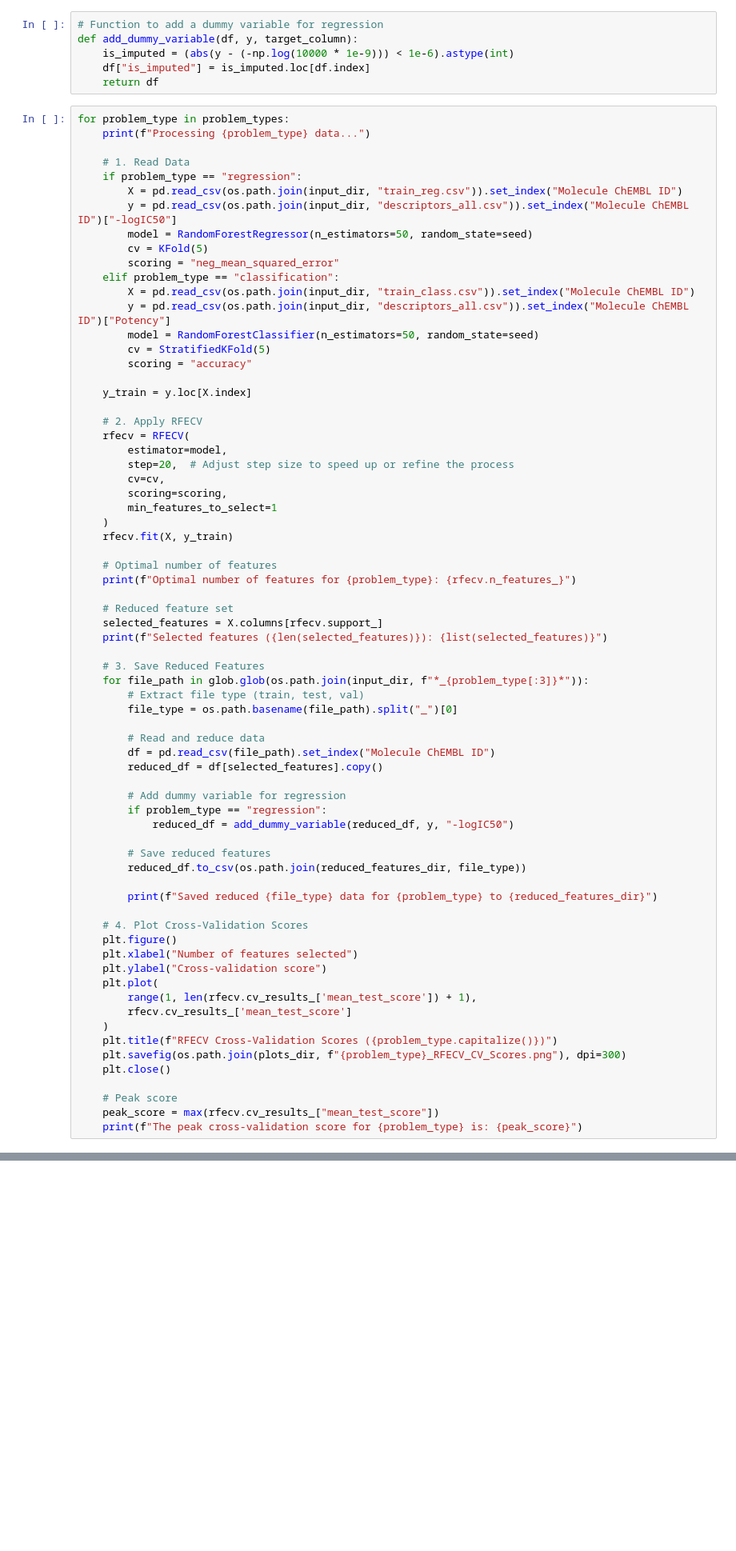
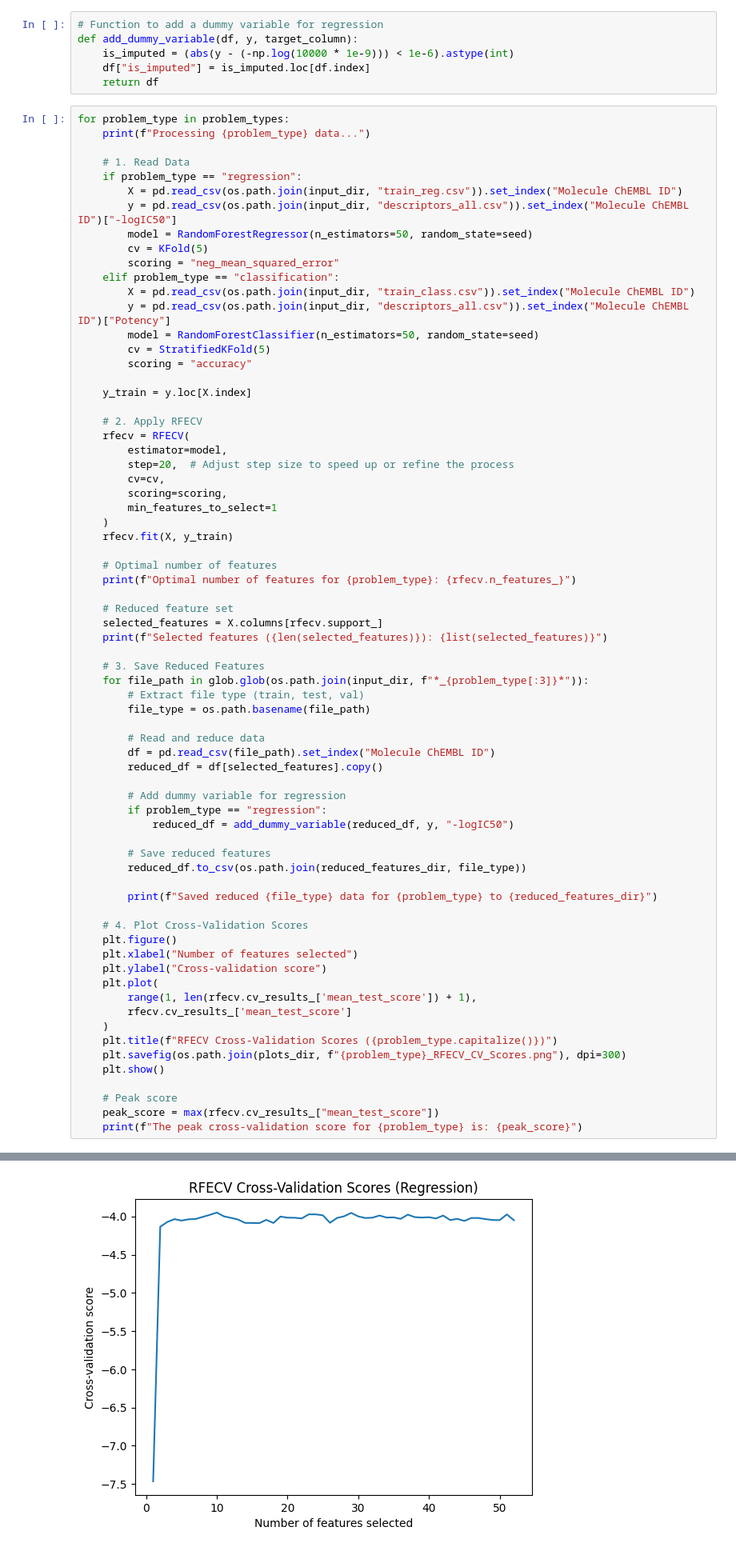
Before and after one commit to ojoawoa/GNN_model_TRPM8_Drug_Potency_prediction, a Jupyter notebook: 4_feature_selection/random_forest_elimination/random_forest_elimination.ipynb, the cells around one changed output, grey strips where cells are left out. Shown at 80% size. Drawn from its saved outputs; the diff is of its cells as text; blank space fills up the shorter version.

```diff
--- a/4_feature_selection/random_forest_elimination/random_forest_elimination.ipynb
+++ b/4_feature_selection/random_forest_elimination/random_forest_elimination.ipynb
@@ -90,7 +90,7 @@ for problem_type in problem_types:
     # 3. Save Reduced Features
     for file_path in glob.glob(os.path.join(input_dir, f"*_{problem_type[:3]}*")):
         # Extract file type (train, test, val)
-        file_type = os.path.basename(file_path).split("_")[0]
+        file_type = os.path.basename(file_path)
 
         # Read and reduce data
         df = pd.read_csv(file_path).set_index("Molecule ChEMBL ID")
@@ -115,7 +115,7 @@ for problem_type in problem_types:
     )
     plt.title(f"RFECV Cross-Validation Scores ({problem_type.capitalize()})")
     plt.savefig(os.path.join(plots_dir, f"{problem_type}_RFECV_CV_Scores.png"), dpi=300)
-    plt.close()
+    plt.show()
 
     # Peak score
     peak_score = max(rfecv.cv_results_["mean_test_score"])
@@ -124,0 +139 @@ Processing regression data...
+[figure, added]
```
Also changed, not shown: parts of 1 cell of this notebook, 29 other files.
